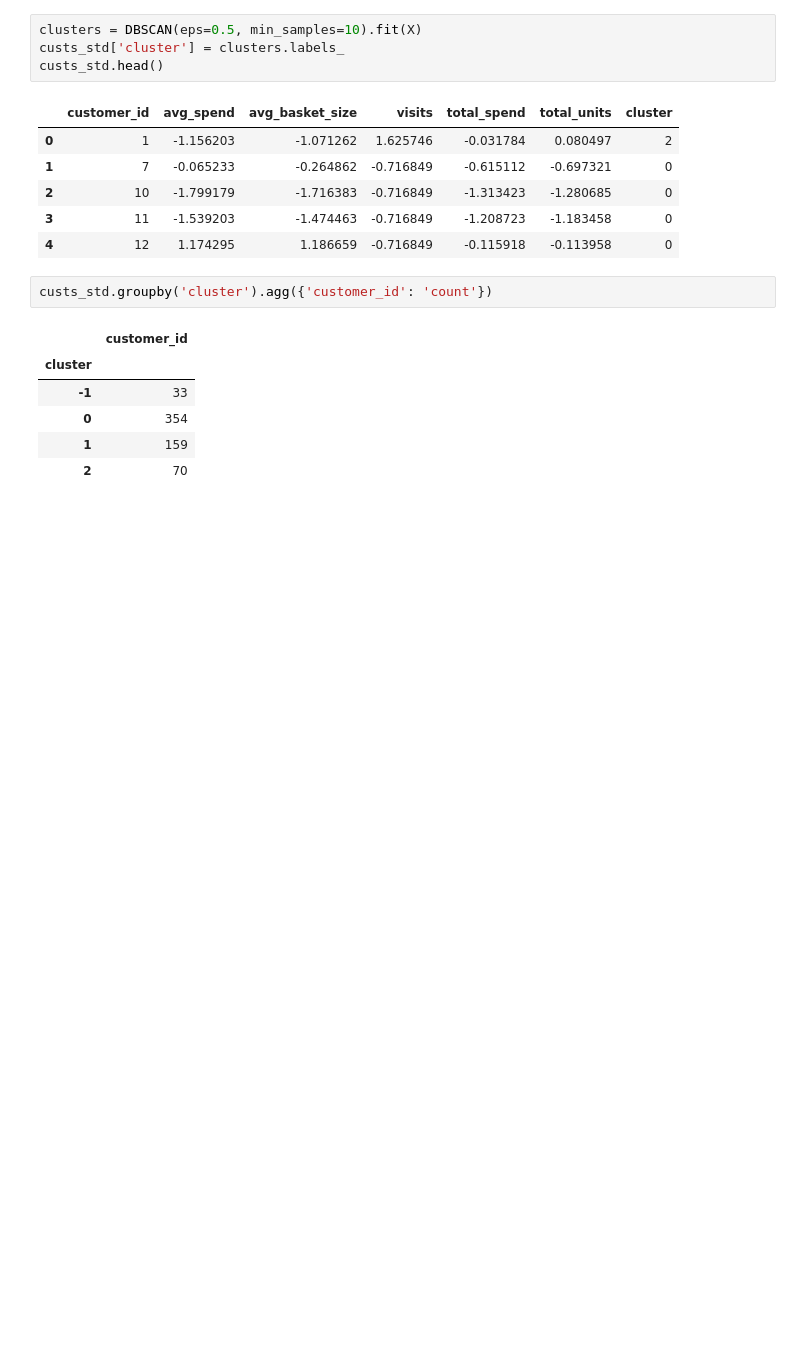
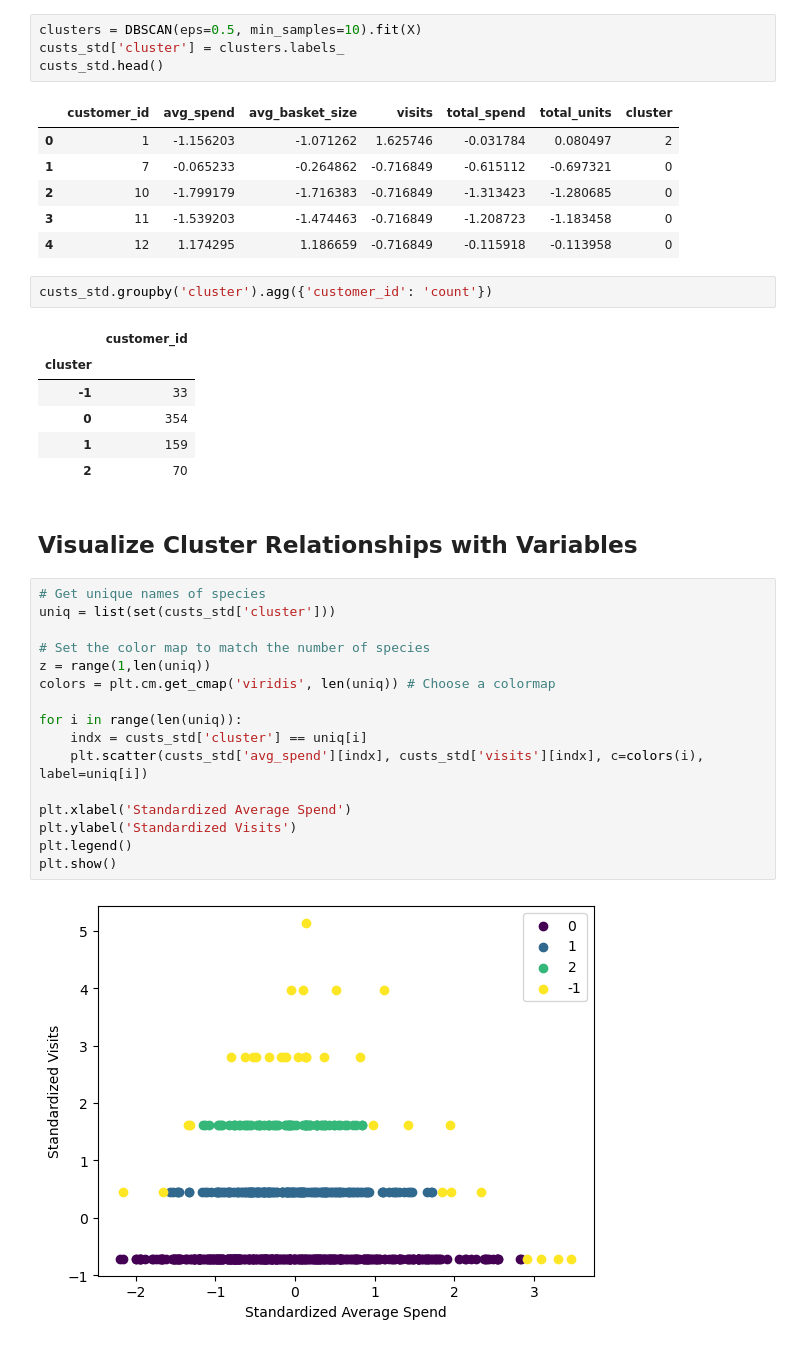
Before and after one commit to ryanjamesyu2/customer_clustering, a Jupyter notebook: customer_clustering.ipynb, the cells around one changed output. Drawn from its saved outputs; the diff is of its cells as text; blank space fills up the shorter version.

Commit message:
Added scatterplots to try to understand meaning of clusters

```diff
--- a/customer_clustering.ipynb
+++ b/customer_clustering.ipynb
@@ -205,3 +205,23 @@ custs_std.groupby('cluster').agg({'customer_id': 'count'})
 | 0 | 354 |
 | 1 | 159 |
 | 2 | 70 |
+# %% [markdown]
+## Visualize Cluster Relationships with Variables
+# %%
+# Get unique names of species
+uniq = list(set(custs_std['cluster']))
+
+# Set the color map to match the number of species
+z = range(1,len(uniq))
+colors = plt.cm.get_cmap('viridis', len(uniq)) # Choose a colormap
+
+for i in range(len(uniq)):
+    indx = custs_std['cluster'] == uniq[i]
+    plt.scatter(custs_std['avg_spend'][indx], custs_std['visits'][indx], c=colors(i), label=uniq[i])
+
+plt.xlabel('Standardized Average Spend')
+plt.ylabel('Standardized Visits')
+plt.legend()
+plt.show()
+# %% [output]
+[figure, added]
```
Also changed, not shown: parts of 7 cells of this notebook.
